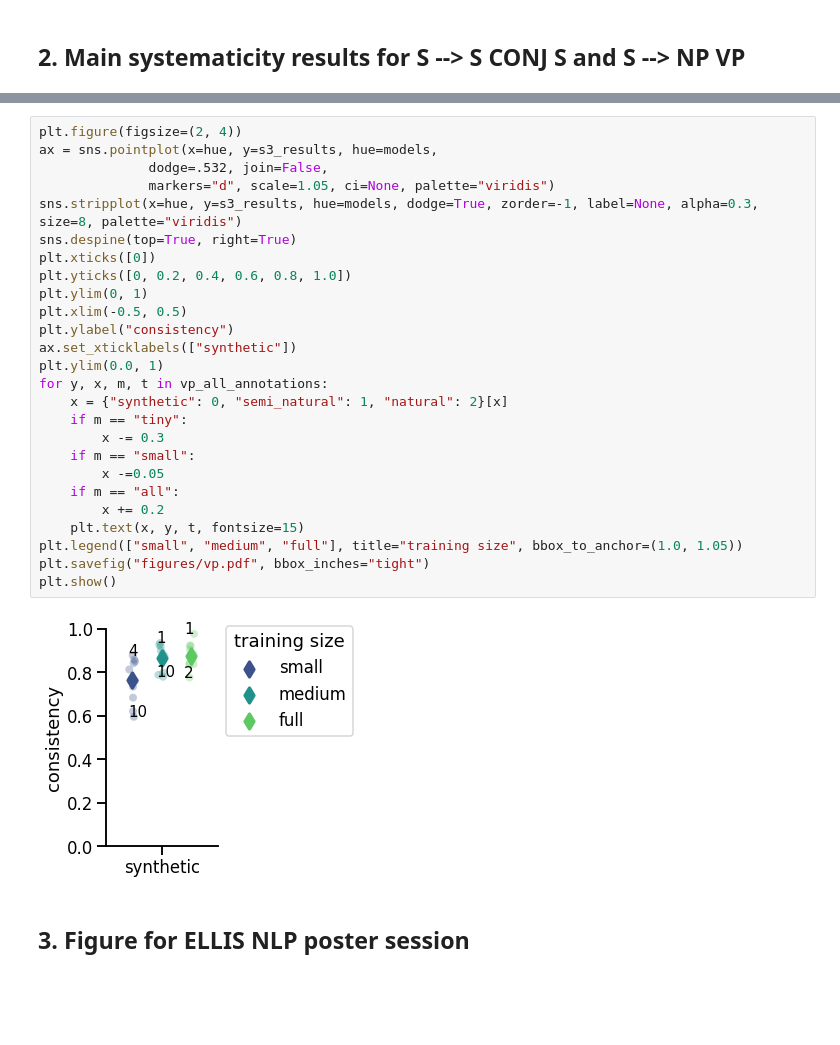
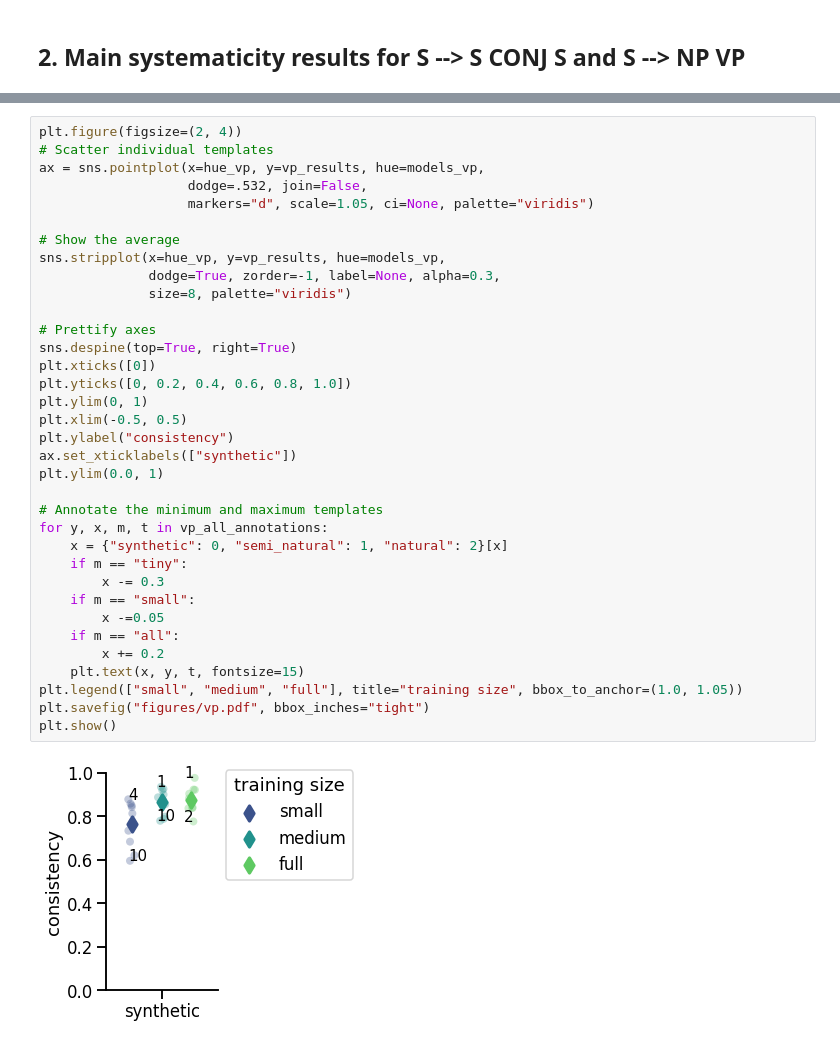
Before and after one commit to i-machine-think/compositionality_paradox_mt, a Jupyter notebook: systematicity/visualise.ipynb, the cells around one changed output, grey strips where cells are left out. Cells and saved outputs as stored; diff of their text form; blank space fills up the shorter version.

```diff
--- a/systematicity/visualise.ipynb
+++ b/systematicity/visualise.ipynb
@@ -146,30 +228,37 @@ plt.show()
 # %%
 plt.figure(figsize=(2, 4))
-ax = sns.pointplot(x=hue, y=s3_results, hue=models,
-              dodge=.532, join=False,
-              markers="d", scale=1.05, ci=None, palette="viridis")
-sns.stripplot(x=hue, y=s3_results, hue=models, dodge=True, zorder=-1, label=None, alpha=0.3, size=8, palette="viridis")
+# Scatter individual templates
+ax = sns.pointplot(x=hue_vp, y=vp_results, hue=models_vp,
+                   dodge=.532, join=False,
+                   markers="d", scale=1.05, ci=None, palette="viridis")
+
+# Show the average
+sns.stripplot(x=hue_vp, y=vp_results, hue=models_vp,
+              dodge=True, zorder=-1, label=None, alpha=0.3,
+              size=8, palette="viridis")
+
+# Prettify axes
 sns.despine(top=True, right=True)
 plt.xticks([0])
 plt.yticks([0, 0.2, 0.4, 0.6, 0.8, 1.0])
 plt.ylim(0, 1)
 plt.xlim(-0.5, 0.5)
 plt.ylabel("consistency")
 ax.set_xticklabels(["synthetic"])
 plt.ylim(0.0, 1)
+
+# Annotate the minimum and maximum templates
 for y, x, m, t in vp_all_annotations:
     x = {"synthetic": 0, "semi_natural": 1, "natural": 2}[x]
     if m == "tiny":
         x -= 0.3
     if m == "small":
         x -=0.05
     if m == "all":
         x += 0.2
     plt.text(x, y, t, fontsize=15)
 plt.legend(["small", "medium", "full"], title="training size", bbox_to_anchor=(1.0, 1.05))
 plt.savefig("figures/vp.pdf", bbox_inches="tight")
 plt.show()
 # %% [output]
-[figure, old version]
+[figure, new version]
-# %% [markdown]
-## 3. Figure for ELLIS NLP poster session
```
Also changed, not shown: parts of 13 cells of this notebook, 8 other files.
